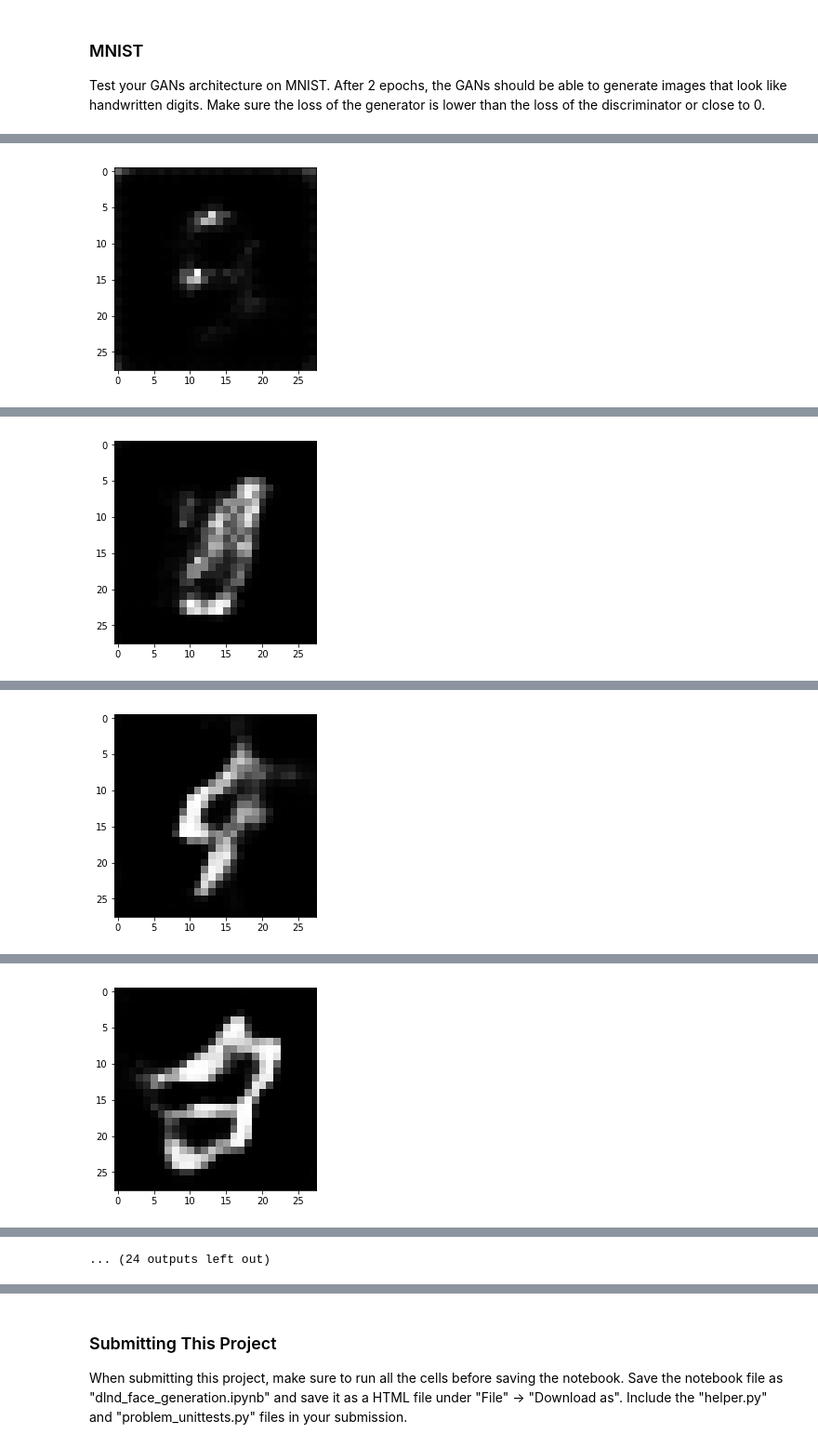
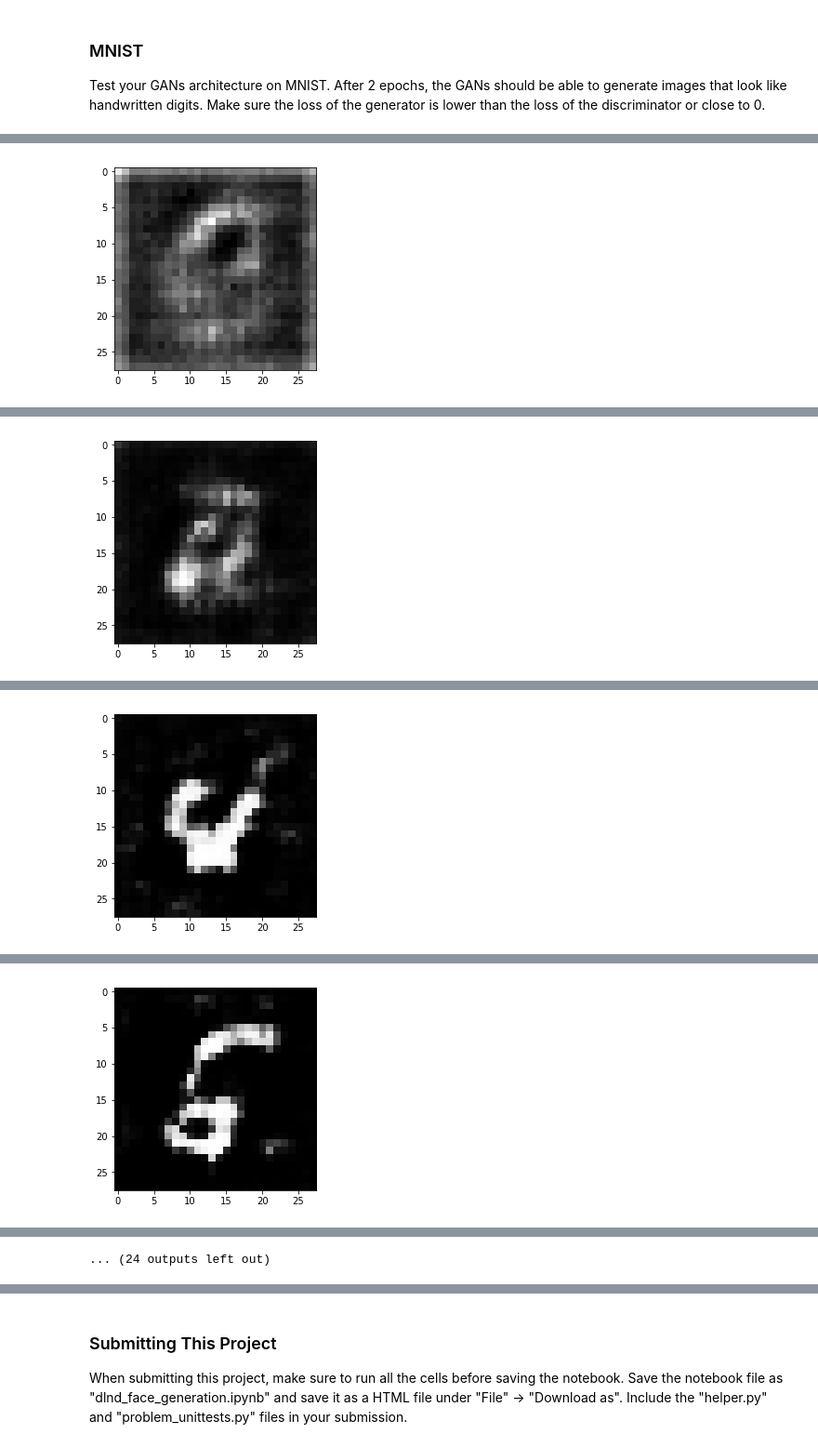
Before and after one commit to Neway6655/dlnd-projects, a Jupyter notebook: project5/dlnd_face_generation.ipynb, the cells around one changed output, grey strips where cells are left out. Shown at 93% size. Drawn from its saved outputs; the diff is of its cells as text; code cells hidden in the pictures.

```diff
--- a/project5/dlnd_face_generation.ipynb
+++ b/project5/dlnd_face_generation.ipynb
@@ -190,7 +190,6 @@ def generator(z, out_channel_dim, is_train=True):
         x1 = tf.layers.dense(z, 7*7*256)
         # Reshape it to start the convolutional stack
         x1 = tf.reshape(x1, (-1, 7, 7, 256))
-        x1 = tf.layers.batch_normalization(x1, training=is_train)
         x1 = tf.maximum(alpha * x1, x1)
         # 7x7x256 now
 
@@ -387,7 +386,7 @@ Test your GANs architecture on MNIST.  After 2 epochs, the GANs should be able t
 # %%
 batch_size = 64
 z_dim = 100
-learning_rate = 0.001
+learning_rate = 0.0001
 beta1 = 0.5
 
 
@@ -405 +404 @@ Epoch 1/2... Discriminator Loss: 1.1147... Generator Loss: 1.0025
-[figure, old version]
+[figure, new version]
@@ -407 +406 @@ Epoch 1/2... Discriminator Loss: 1.0842... Generator Loss: 1.2317
-[figure, old version]
+[figure, new version]
@@ -409 +408 @@ Epoch 1/2... Discriminator Loss: 1.3518... Generator Loss: 0.7426
-[figure, old version]
+[figure, new version]
@@ -411 +410 @@ Epoch 1/2... Discriminator Loss: 1.8361... Generator Loss: 0.2584
-[figure, old version]
+[figure, new version]
```
Also changed, not shown: parts of 2 cells of this notebook, 1 other file.
